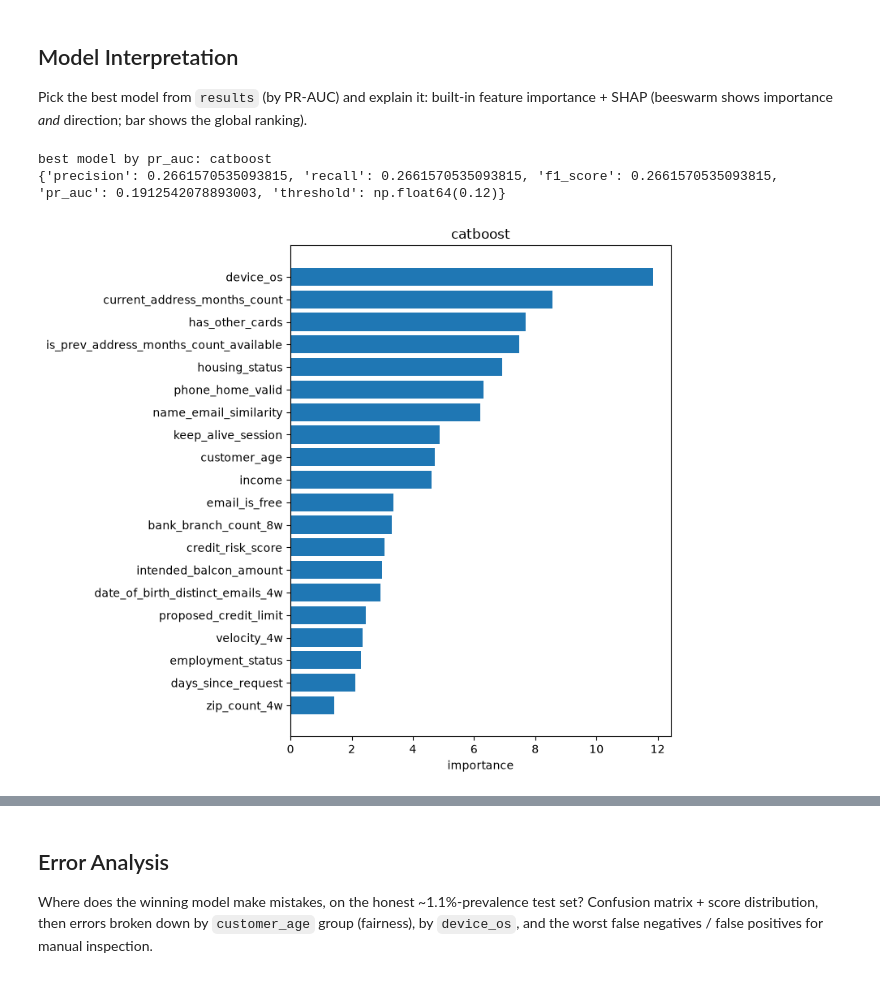
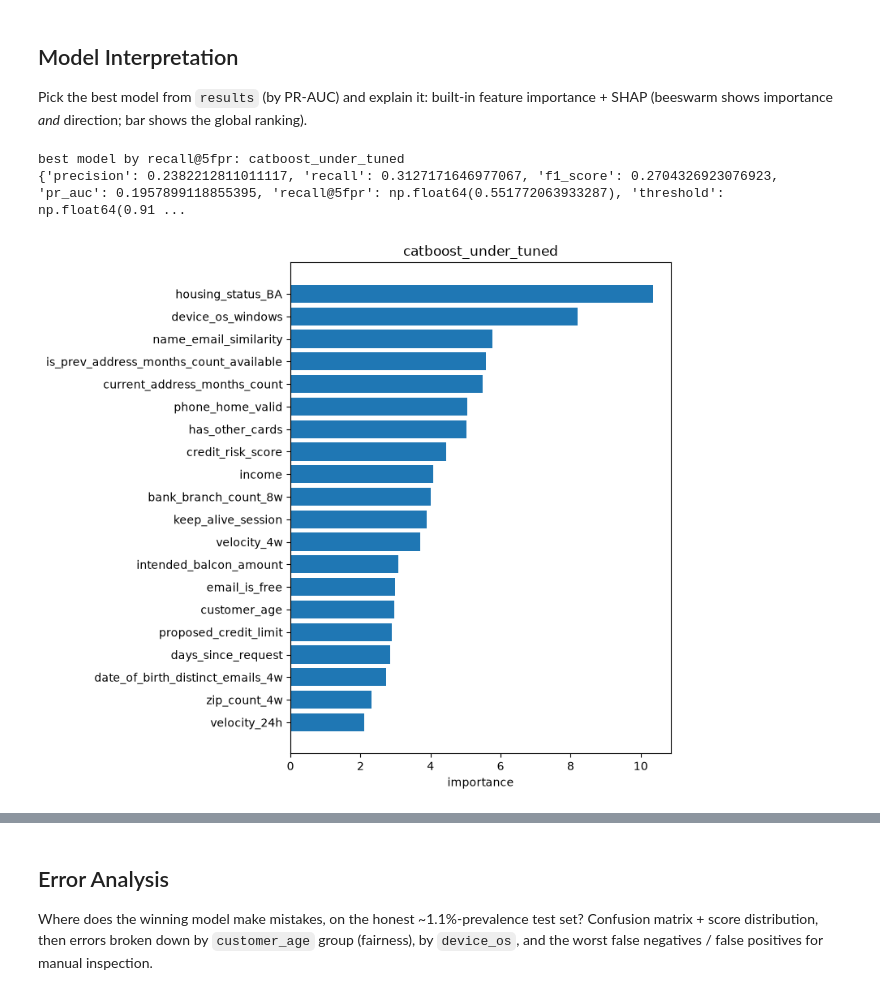
Before and after one commit to Aomsub101/Fraud-Detection, a Jupyter notebook: notebooks/02_models.ipynb, the cells around one changed output, grey strips where cells are left out. Cells and saved outputs as stored; diff of their text form; code cells hidden in the pictures.

Commit message:
[Feature] Fined tuned SMOTE and Undersampling

```diff
--- a/notebooks/02_models.ipynb
+++ b/notebooks/02_models.ipynb
@@ -593,23 +785,23 @@ SHAP (beeswarm shows importance *and* direction; bar shows the global ranking).
 # %%
 from sklearn.pipeline import Pipeline
 
-METRIC = "pr_auc"
+METRIC = "recall@5fpr"
 best_name = max(results, key=lambda k: results[k][METRIC])
 model = fitted_models[best_name]["model"]
 X_te = fitted_models[best_name]["X_test"]
 print(f"best model by {METRIC}: {best_name}")
 print(results[best_name])
 
 if isinstance(model, Pipeline):
     clf = model.named_steps["clf"]
     names = model.named_steps["prep"].get_feature_names_out()
     plot_feature_importance(clf, names, title=best_name)
 else:
     plot_feature_importance(model, X_te.columns, title=best_name)
 # %% [output]
-best model by pr_auc: catboost
-{'precision': 0.2661570535093815, 'recall': 0.2661570535093815, 'f1_score': 0.2661570535093815, 'pr_auc': 0.1912542078893003, 'threshold': np.float64(0.12)}
+best model by recall@5fpr: catboost_under_tuned
+{'precision': 0.2382212811011117, 'recall': 0.3127171646977067, 'f1_score': 0.2704326923076923, 'pr_auc': 0.1957899118855395, 'recall@5fpr': np.float64(0.551772063933287), 'threshold': np.float64(0.91 ...
-[figure, old version]
+[figure, new version]
 # %%
 import shap
 from catboost import CatBoostClassifier, Pool
```
Also changed, not shown: parts of 24 cells of this notebook, 6 other files.
